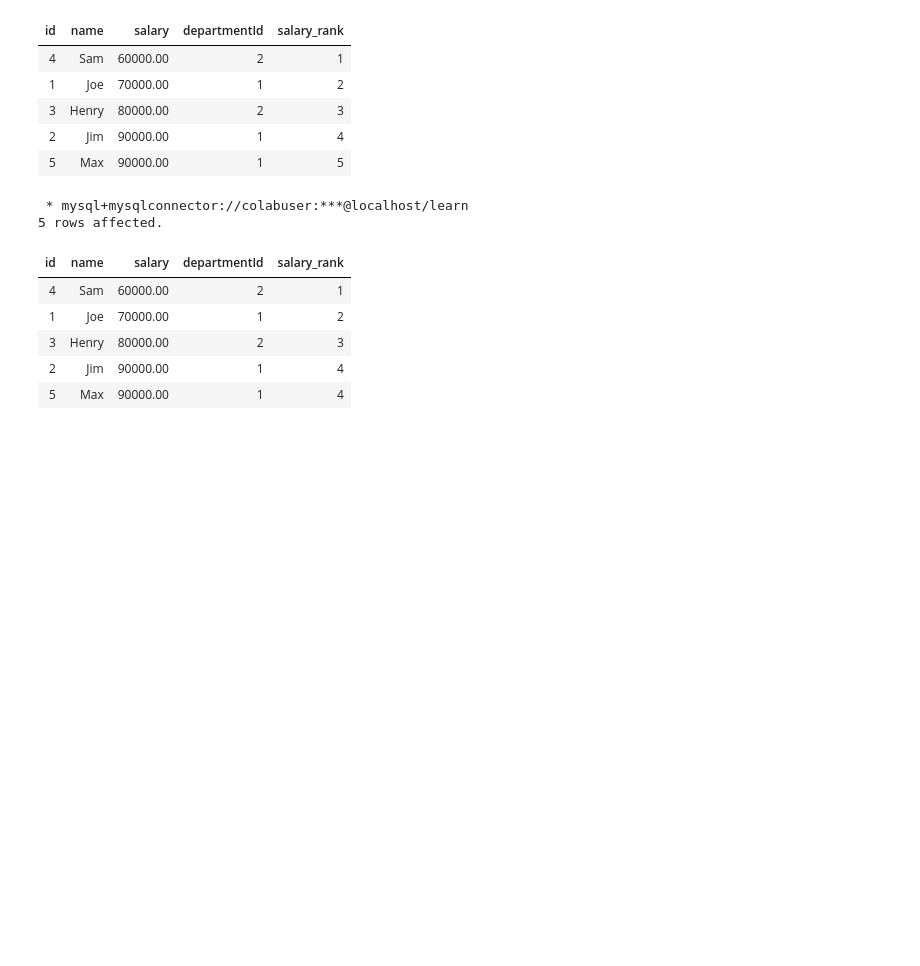
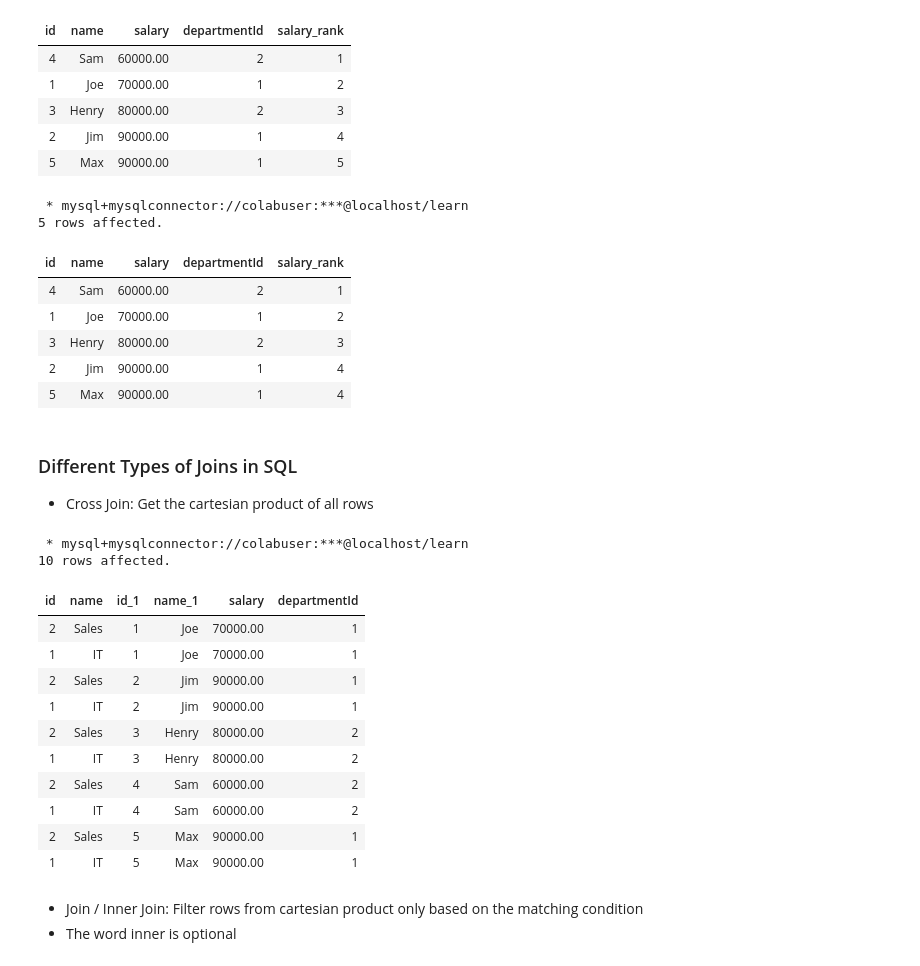
Before and after one commit to pahujam/coding-interview-notes, a Jupyter notebook: sql/sql.ipynb, the cells around one changed output. Saved outputs shown, nothing was run; the diff lists cells and outputs as text; code cells hidden in the pictures; blank space fills up the shorter version.

```diff
--- a/sql/sql.ipynb
+++ b/sql/sql.ipynb
@@ -939,3 +939,26 @@ order by salary asc
 | 3 | Henry | 80000.00 | 2 | 3 |
 | 2 | Jim | 90000.00 | 1 | 4 |
 | 5 | Max | 90000.00 | 1 | 4 |
+# %% [markdown]
+### Different Types of Joins in SQL
+ - Cross Join: Get the cartesian product of all rows
+# %%
+%%sql
+select * from department cross join employee
+# %% [output]
+ * mysql+mysqlconnector://colabuser:***@localhost/learn
+10 rows affected.
+| id | name | id_1 | name_1 | salary | departmentId |
+| 2 | Sales | 1 | Joe | 70000.00 | 1 |
+| 1 | IT | 1 | Joe | 70000.00 | 1 |
+| 2 | Sales | 2 | Jim | 90000.00 | 1 |
+| 1 | IT | 2 | Jim | 90000.00 | 1 |
+| 2 | Sales | 3 | Henry | 80000.00 | 2 |
+| 1 | IT | 3 | Henry | 80000.00 | 2 |
+| 2 | Sales | 4 | Sam | 60000.00 | 2 |
+| 1 | IT | 4 | Sam | 60000.00 | 2 |
+| 2 | Sales | 5 | Max | 90000.00 | 1 |
+| 1 | IT | 5 | Max | 90000.00 | 1 |
+# %% [markdown]
+- Join / Inner Join: Filter rows from cartesian product only based on the matching condition
+- The word inner is optional
```
Also changed, not shown: parts of 8 cells of this notebook.
